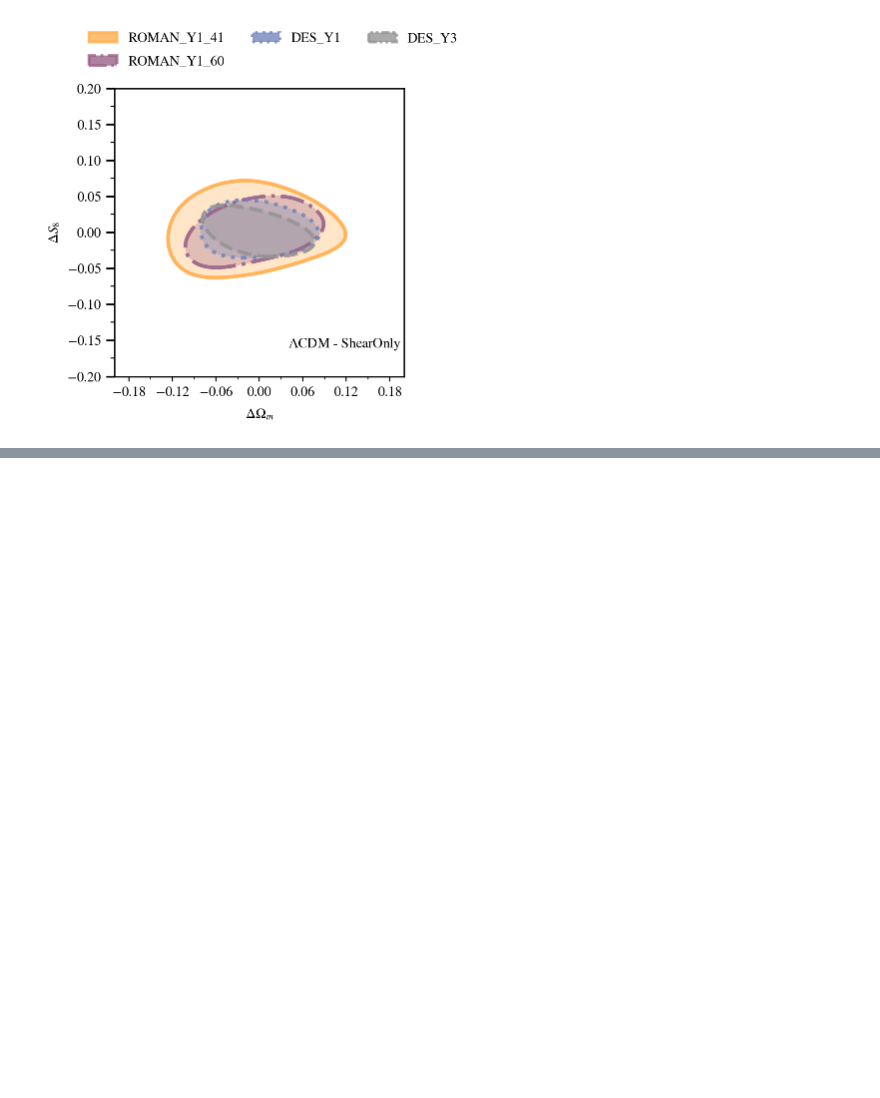
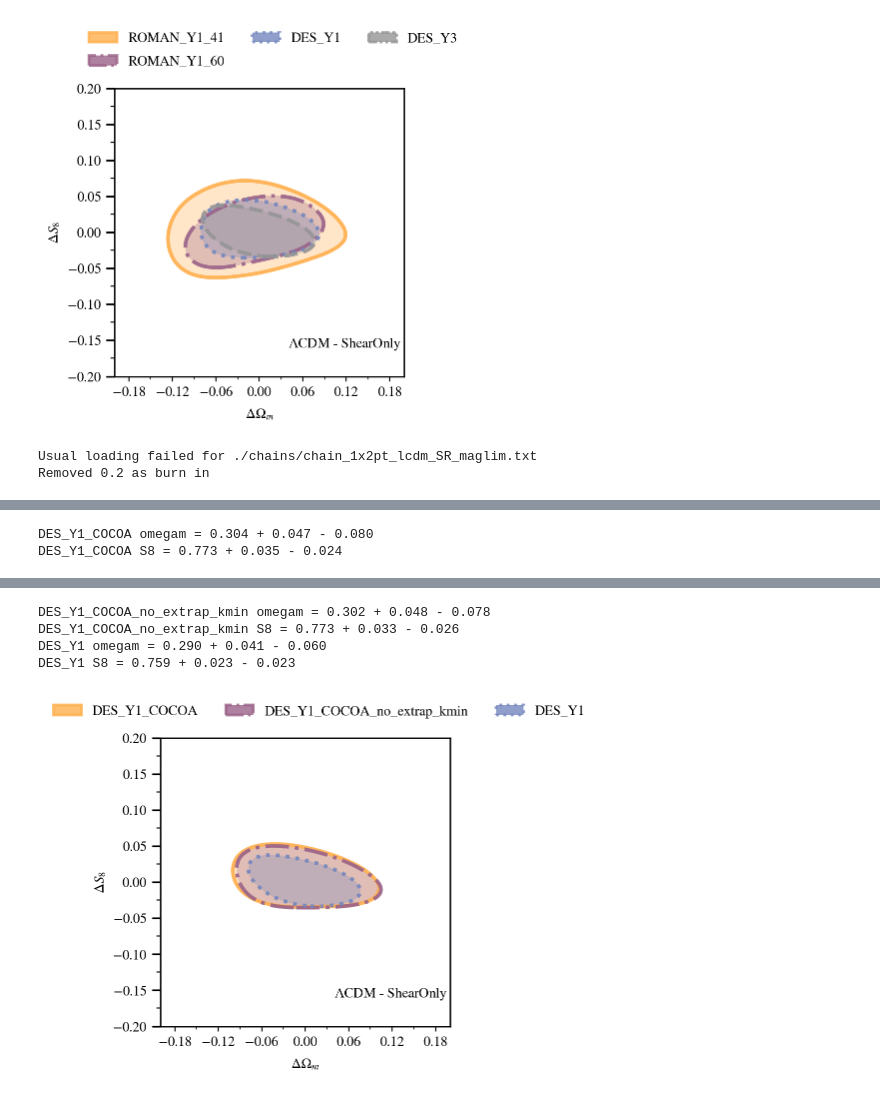
Before and after one commit to junzhou502/Project-Roman-Y1, a Jupyter notebook: plots/compare_mnu/plot.ipynb, the cells around one changed output, grey strips where cells are left out. Saved outputs shown, nothing was run; the diff lists cells and outputs as text; code cells hidden in the pictures; blank space fills up the shorter version.

```diff
--- a/plots/compare_mnu/plot.ipynb
+++ b/plots/compare_mnu/plot.ipynb
@@ -279,3 +279,15 @@ DES_Y1 S8 = 0.778 + 0.030 - 0.023
 DES_Y3 omegam = 0.290 + 0.041 - 0.060
 DES_Y3 S8 = 0.759 + 0.023 - 0.023
 [figure]
+# %%
+samples = compare_chains_single(
+    filepaths=['./chains/des_y1_mnu_kmin_mcmc/', './chains/des_y1_mnu_mcmc/','./chains/chain_1x2pt_lcdm_SR_maglim.txt'],
+    labels=['DES_Y1_COCOA', 'DES_Y1_COCOA_no_extrap_kmin', 'DES_Y1'],
+    params=['delta_omegam', 'delta_S8'],
+    print_stats=True,
+    params_stats=['omegam', 'S8'],
+    savepath='RomanY1_vs_DES.jpg'
+)
+# %% [output]
+Usual loading failed for ./chains/chain_1x2pt_lcdm_SR_maglim.txt
+Removed 0.2 as burn in
@@ -281,0 +295,2 @@ DES_Y3 S8 = 0.759 + 0.023 - 0.023
+DES_Y1_COCOA omegam = 0.304 + 0.047 - 0.080
+DES_Y1_COCOA S8 = 0.773 + 0.035 - 0.024
@@ -281,0 +298,5 @@ DES_Y3 S8 = 0.759 + 0.023 - 0.023
+DES_Y1_COCOA_no_extrap_kmin omegam = 0.302 + 0.048 - 0.078
+DES_Y1_COCOA_no_extrap_kmin S8 = 0.773 + 0.033 - 0.026
+DES_Y1 omegam = 0.290 + 0.041 - 0.060
+DES_Y1 S8 = 0.759 + 0.023 - 0.023
+[figure, added]
```
Also changed, not shown: parts of 2 cells of this notebook, 24 other files.
